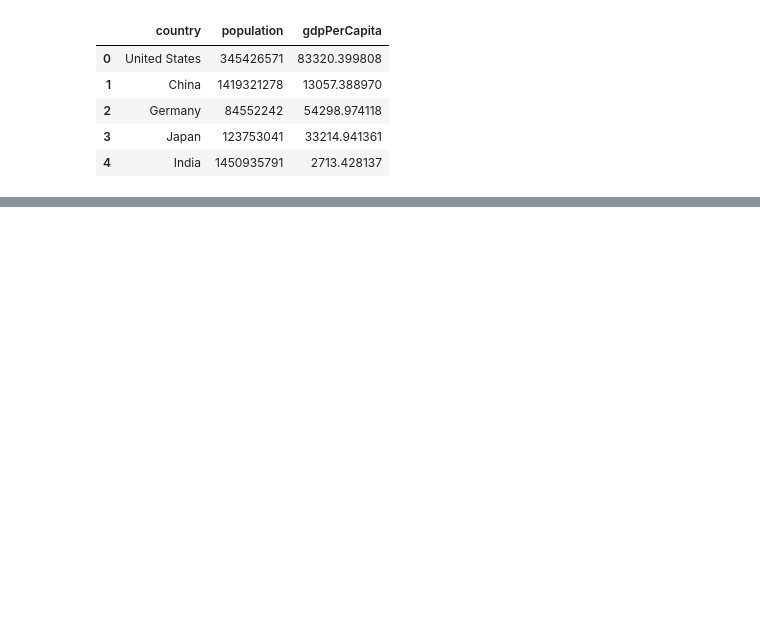
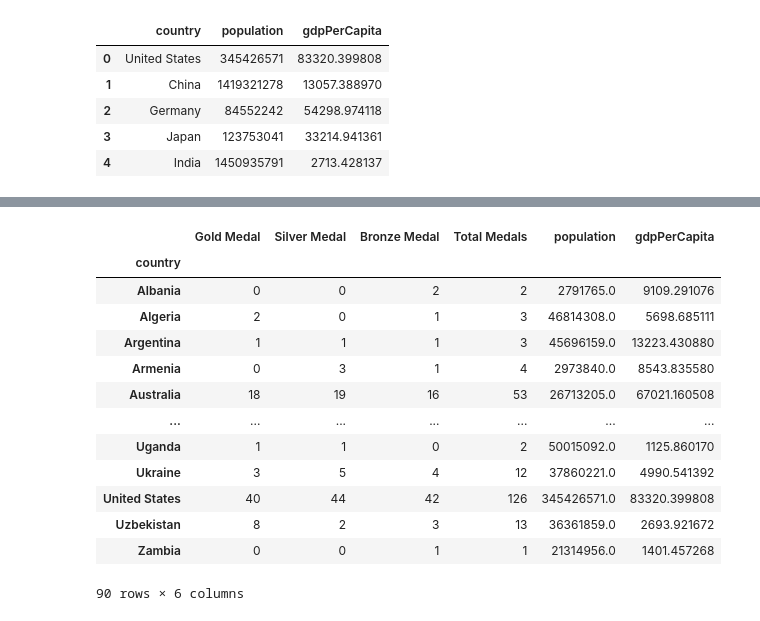
Before and after one commit to yildiramdsa/olympic_medal_distribution_analysis, a Jupyter notebook: notebooks/q5.ipynb, the cells around one changed output, grey strips where cells are left out. Cells and saved outputs as stored; diff of their text form; code cells hidden in the pictures; blank space fills up the shorter version.

```diff
--- a/notebooks/q5.ipynb
+++ b/notebooks/q5.ipynb
@@ -100,0 +232,33 @@ world_population_gdp_2024.head()
+# %%
+medals_population_gdp_2024.loc['Cabo Verde', 'population'] = 524877
+medals_population_gdp_2024.loc['Cabo Verde', 'gdpPerCapita'] = 5178.35607199401
+
+medals_population_gdp_2024.loc['Chinese Taipei', 'population'] = 23213962
+medals_population_gdp_2024.loc['Chinese Taipei', 'gdpPerCapita'] = 34589.4423364698
+
+medals_population_gdp_2024.loc['Czechia', 'population'] = 10735859
+medals_population_gdp_2024.loc['Czechia', 'gdpPerCapita'] = 30354.3479846373
+
+medals_population_gdp_2024.loc["Côte d'Ivoire", 'population'] = 31934230
+medals_population_gdp_2024.loc["Côte d'Ivoire", 'gdpPerCapita'] = 2721.56241124336
+
+medals_population_gdp_2024.loc['DPR Korea', 'population'] = 26498823
+medals_population_gdp_2024.loc['DPR Korea', 'gdpPerCapita'] = 572.709761976975
+
+medals_population_gdp_2024.loc['Great Britain', 'population'] = 69138192
+medals_population_gdp_2024.loc['Great Britain', 'gdpPerCapita'] = 50554.6919711178
+
+medals_population_gdp_2024.loc['Hong Kong, China', 'population'] = 7414909
+medals_population_gdp_2024.loc['Hong Kong, China', 'gdpPerCapita'] = 54859.0683985468
+
+medals_population_gdp_2024.loc['IR Iran', 'population'] = 91567738
+medals_population_gdp_2024.loc['IR Iran', 'gdpPerCapita'] = 5069.26358713808
+
+medals_population_gdp_2024.loc['Korea', 'population'] = 51717590
+medals_population_gdp_2024.loc['Korea', 'gdpPerCapita'] = 34049.3437532569
+
+medals_population_gdp_2024.loc['Republic of Moldova', 'population'] = 3034961
+medals_population_gdp_2024.loc['Republic of Moldova', 'gdpPerCapita'] = 6048.18315622507
+
+medals_population_gdp_2024.loc['Türkiye', 'population'] = 87473805
+medals_population_gdp_2024.loc['Türkiye', 'gdpPerCapita'] = 12730.2110614715
@@ -100,0 +278,3 @@ world_population_gdp_2024.head()
+# %%
+medals_population_gdp_2024 = medals_population_gdp_2024.drop(index=['AIN', 'EOR'])
+medals_population_gdp_2024.info()
@@ -101,2 +295,19 @@ world_population_gdp_2024.head()
+# %%
+medals_population_gdp_2024
+# %% [output]
+|  | Gold Medal | Silver Medal | Bronze Medal | Total Medals | population | gdpPerCapita |
+| country |  |  |  |  |  |  |
+| Albania | 0 | 0 | 2 | 2 | 2791765.0 | 9109.291076 |
+| Algeria | 2 | 0 | 1 | 3 | 46814308.0 | 5698.685111 |
+| Argentina | 1 | 1 | 1 | 3 | 45696159.0 | 13223.430880 |
+| Armenia | 0 | 3 | 1 | 4 | 2973840.0 | 8543.835580 |
+| Australia | 18 | 19 | 16 | 53 | 26713205.0 | 67021.160508 |
+| ... | ... | ... | ... | ... | ... | ... |
+| Uganda | 1 | 1 | 0 | 2 | 50015092.0 | 1125.860170 |
+| Ukraine | 3 | 5 | 4 | 12 | 37860221.0 | 4990.541392 |
+| United States | 40 | 44 | 42 | 126 | 345426571.0 | 83320.399808 |
+| Uzbekistan | 8 | 2 | 3 | 13 | 36361859.0 | 2693.921672 |
+| Zambia | 0 | 0 | 1 | 1 | 21314956.0 | 1401.457268 |
+90 rows × 6 columns
 # %%
 folder_path = '../data/processed/'
```
Also changed, not shown: parts of 22 cells of this notebook, 4 other files.
